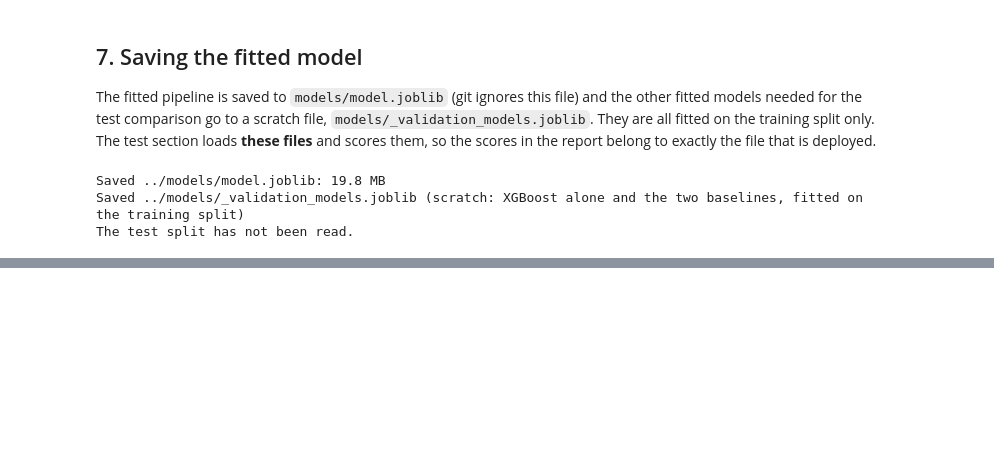
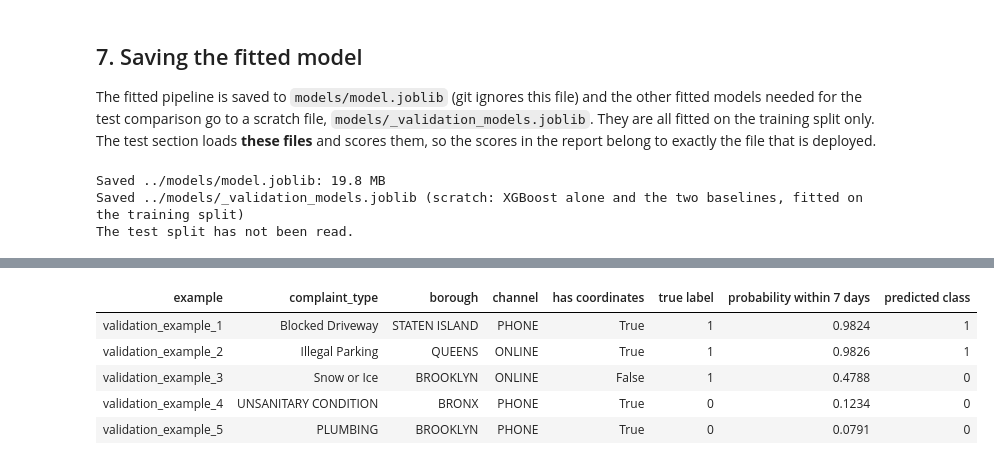
Before and after one commit to LyHenglong/CLD375-CivicAI, a Jupyter notebook: notebooks/04_stacking.ipynb, the cells around one changed output, grey strips where cells are left out. Saved outputs shown, nothing was run; the diff lists cells and outputs as text; code cells hidden in the pictures; blank space fills up the shorter version.

```diff
--- a/notebooks/04_stacking.ipynb
+++ b/notebooks/04_stacking.ipynb
@@ -475,0 +817,87 @@ The test split has not been read.
+# %%
+# 5 realistic requests from the VALIDATION split, with raw values exactly as the city's data has them
+raw = pd.read_parquet("../data/raw/nyc311_raw.parquet").set_index("unique_key")
+val_clean = pd.read_parquet("../data/processed/val.parquet")           # the validation split only
+pool = val_clean[["unique_key", "created_date", "resolved_within_7d", "complaint_type"]].copy()
+pool = pool.join(raw[["complaint_type", "descriptor", "location_type", "borough", "incident_zip",
+                      "open_data_channel_type", "latitude", "longitude", "created_date"]]
+                 .rename(columns=lambda c: "raw_" + c), on="unique_key")
+common = val_clean["complaint_type"].value_counts().head(12).index
+pool = pool[pool["complaint_type"].isin(common) & pool["raw_descriptor"].notna() & pool["raw_location_type"].notna()
+            & (pool["raw_borough"] != "Unspecified") & (pool["raw_open_data_channel_type"] != "UNKNOWN")]
+pool = pool.sample(frac=1, random_state=42)                            # fixed shuffle
+
+picks, used = [], set()
+def pick(label, need_missing_coordinates=False):
+    for _, row in pool.iterrows():
+        if row["resolved_within_7d"] != label or row["complaint_type"] in used or row["unique_key"] in {p["unique_key"] for p in picks}:
+            continue
+        if need_missing_coordinates and pd.notna(row["raw_latitude"]):
+            continue
+        if not need_missing_coordinates and pd.isna(row["raw_latitude"]):
+            continue
+        used.add(row["complaint_type"])
+        picks.append(row)
+        return
+    raise RuntimeError("no suitable validation row found")
+
+for label, missing in [(1, False), (1, False), (1, True), (0, False), (0, False)]:
+    pick(label, missing)
+
+def to_request(row):
+    def value(x):
+        return None if pd.isna(x) else x
+    created = pd.to_datetime(row["raw_created_date"]).isoformat(timespec="seconds")
+    return {"complaint_type": row["raw_complaint_type"], "descriptor": value(row["raw_descriptor"]),
+            "location_type": value(row["raw_location_type"]), "borough": row["raw_borough"],
+            "incident_zip": value(row["raw_incident_zip"]),
+            "open_data_channel_type": row["raw_open_data_channel_type"],
+            "latitude": None if pd.isna(row["raw_latitude"]) else round(float(row["raw_latitude"]), 6),
+            "longitude": None if pd.isna(row["raw_longitude"]) else round(float(row["raw_longitude"]), 6),
+            "created_at": created}
+
+valid = []
+for number, row in enumerate(picks, 1):
+    request = to_request(row)
+    probability = float(model.predict_proba(pd.DataFrame([request]))[0, 1])
+    valid.append({"name": f"validation_example_{number}", "source": f"validation split, unique_key {row['unique_key']}",
+                  "request": request, "true_label": int(row["resolved_within_7d"]),
+                  "expected_predicted_class": int(probability > 0.5),
+                  "expected_probability_within_threshold": round(probability, 12)})
+
+# The same rows through the validation batch path must give the same probabilities
+X_val_all, y_val_all = tr.load_xy("val", "../data/processed")
+batch_probability = pd.Series(model.predict_proba(X_val_all)[:, 1], index=val_clean["unique_key"].values)
+for item, row in zip(valid, picks):
+    difference = abs(batch_probability.loc[row["unique_key"]] - item["expected_probability_within_threshold"])
+    assert difference < 1e-9, difference
+print("Probabilities from the raw request dicts equal those from the validation batch for the same rows (difference below 1e-9).")
+
+invalid = [
+    {"name": "missing_required_field", "reason": "borough is required and is missing",
+     "request": {k: v for k, v in valid[0]["request"].items() if k != "borough"},
+     "expected_status": 422, "expected_error_field": "borough"},
+    {"name": "wrong_type", "reason": "latitude must be a number but is text",
+     "request": {**valid[1]["request"], "latitude": "north of the park"},
+     "expected_status": 422, "expected_error_field": "latitude"},
+    {"name": "impossible_coordinate", "reason": "a latitude cannot be 140.7 (latitudes run from -90 to 90; New York is about 40.7)",
+     "request": {**valid[0]["request"], "latitude": 140.7},
+     "expected_status": 422, "expected_error_field": "latitude"},
+]
+
+samples = {
+    "description": "Raw requests in the format of the API (CLAUDE.md section 6), with the model's answer. valid_requests come from the "
+                   "VALIDATION split (the test split was not used); invalid_requests must be rejected by the API with the status shown.",
+    "label_meaning": {"1": "resolved within 7 days", "0": "not resolved within 7 days"},
+    "valid_requests": valid, "invalid_requests": invalid,
+}
+Path("../data/sample_requests.json").write_text(json.dumps(samples, indent=2), encoding="utf-8")
+
+table = pd.DataFrame([{"example": v["name"], "complaint_type": v["request"]["complaint_type"], "borough": v["request"]["borough"],
+                       "channel": v["request"]["open_data_channel_type"], "has coordinates": v["request"]["latitude"] is not None,
+                       "true label": v["true_label"], "probability within 7 days": v["expected_probability_within_threshold"],
+                       "predicted class": v["expected_predicted_class"]} for v in valid])
+display(table.style.format({"probability within 7 days": "{:.4f}"}).hide(axis="index"))
+print("Saved ../data/sample_requests.json")
+print(json.dumps(valid[2]["request"], indent=2))
+# %% [output]
@@ -475,0 +905,6 @@ The test split has not been read.
+| example | complaint_type | borough | channel | has coordinates | true label | probability within 7 days | predicted class |
+| validation_example_1 | Blocked Driveway | STATEN ISLAND | PHONE | True | 1 | 0.9824 | 1 |
+| validation_example_2 | Illegal Parking | QUEENS | ONLINE | True | 1 | 0.9826 | 1 |
+| validation_example_3 | Snow or Ice | BROOKLYN | ONLINE | False | 1 | 0.4788 | 0 |
+| validation_example_4 | UNSANITARY CONDITION | BRONX | PHONE | True | 0 | 0.1234 | 0 |
+| validation_example_5 | PLUMBING | BROOKLYN | PHONE | True | 0 | 0.0791 | 0 |
```
Also changed, not shown: parts of 19 cells of this notebook, 11 other files.
